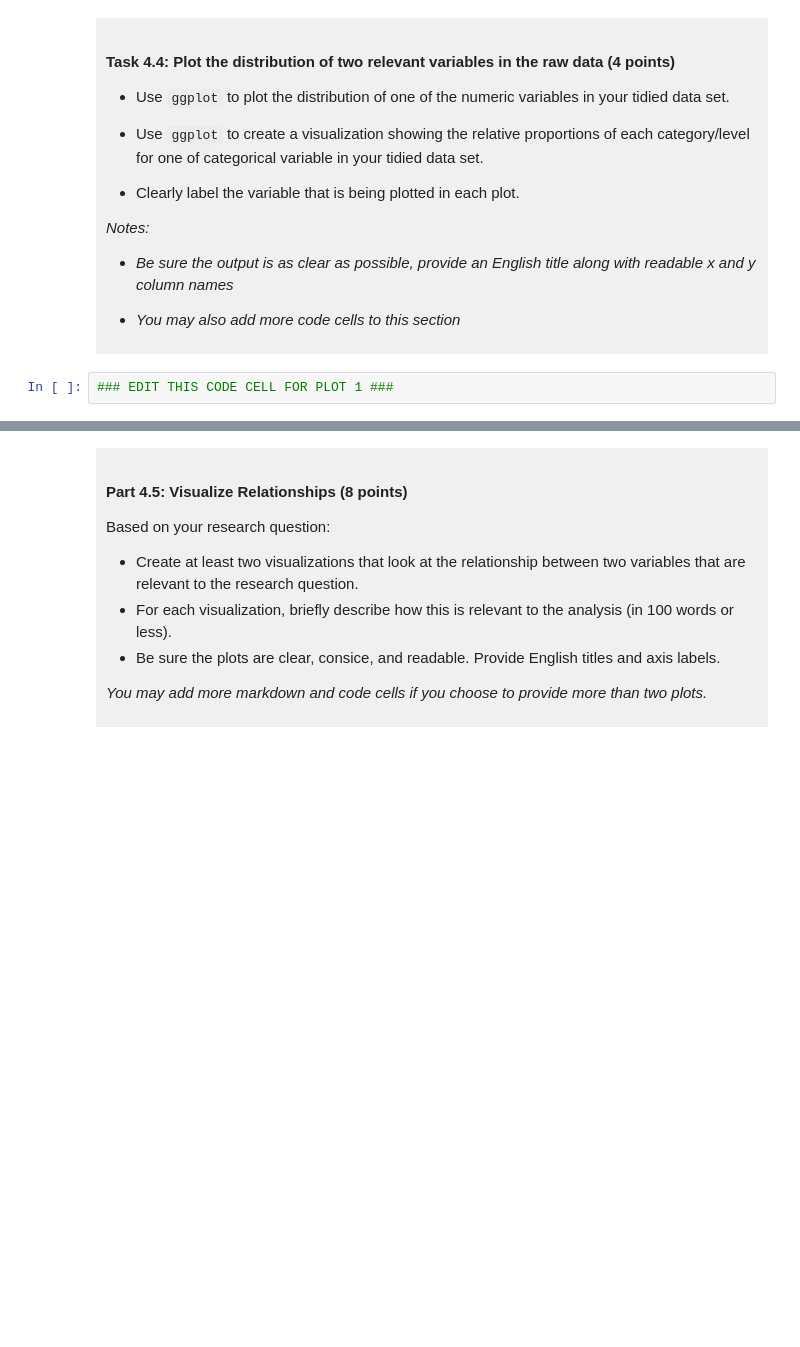
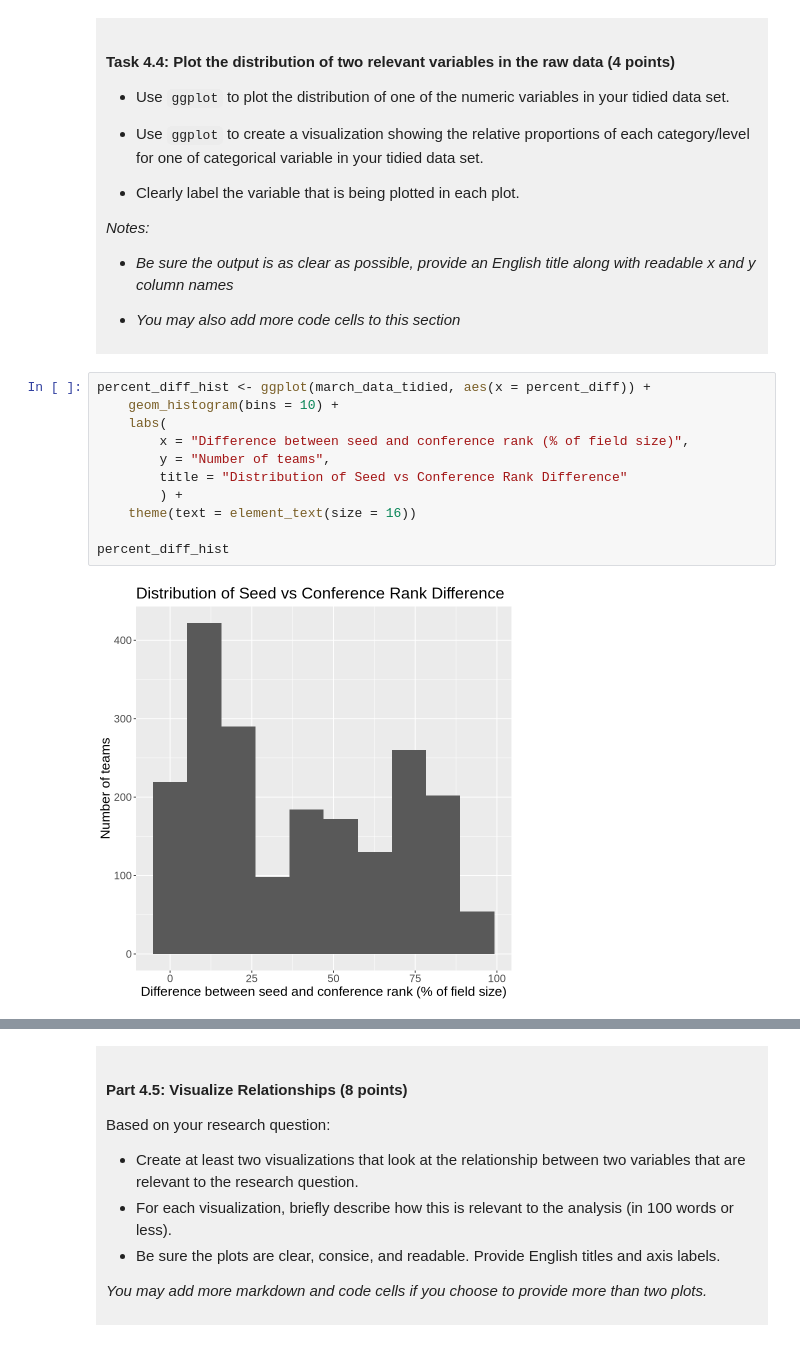
Before and after one commit to hjyynck/DSCI-100-004, a Jupyter notebook: dsci-100-project-notebook.ipynb, the cells around one changed output, grey strips where cells are left out. Saved outputs shown, nothing was run; the diff lists cells and outputs as text; blank space fills up the shorter version.

```diff
--- a/dsci-100-project-notebook.ipynb
+++ b/dsci-100-project-notebook.ipynb
@@ -307,5 +355,16 @@ You will refine your research question (if needed) and produce a tidy data set.
 
 </div>
 # %%
-### EDIT THIS CODE CELL FOR PLOT 1 ###
+percent_diff_hist <- ggplot(march_data_tidied, aes(x = percent_diff)) +
+    geom_histogram(bins = 10) +
+    labs(
+        x = "Difference between seed and conference rank (% of field size)",
+        y = "Number of teams",
+        title = "Distribution of Seed vs Conference Rank Difference"
+        ) +
+    theme(text = element_text(size = 16))
+
+percent_diff_hist
+# %% [output]
+[figure, added]
 # %%
```
Also changed, not shown: parts of 11 cells of this notebook.
